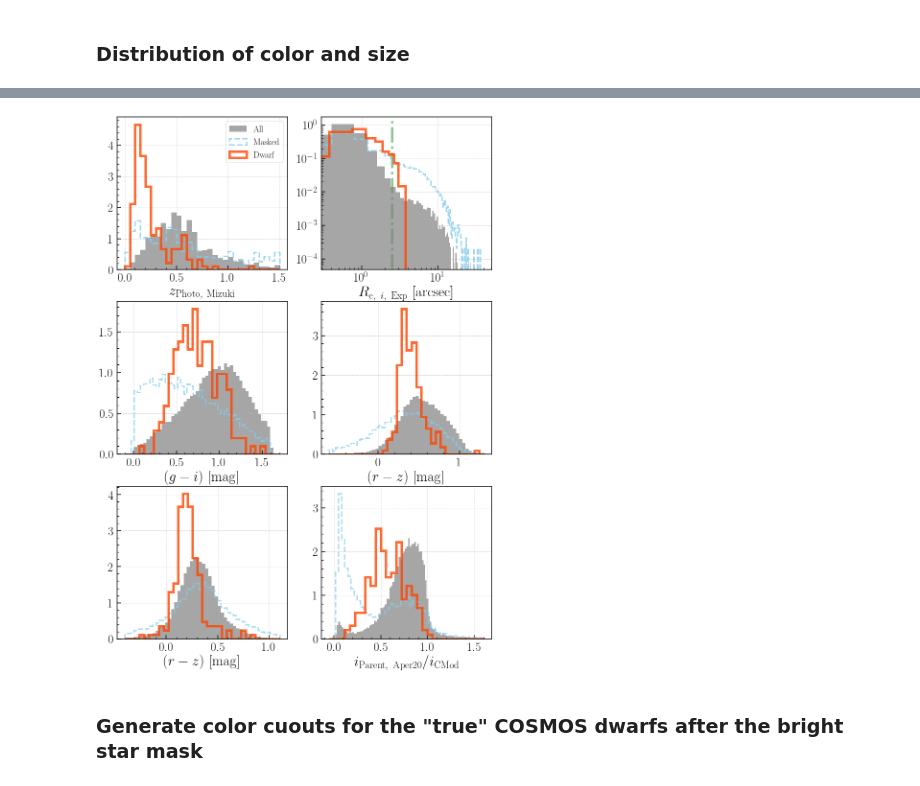
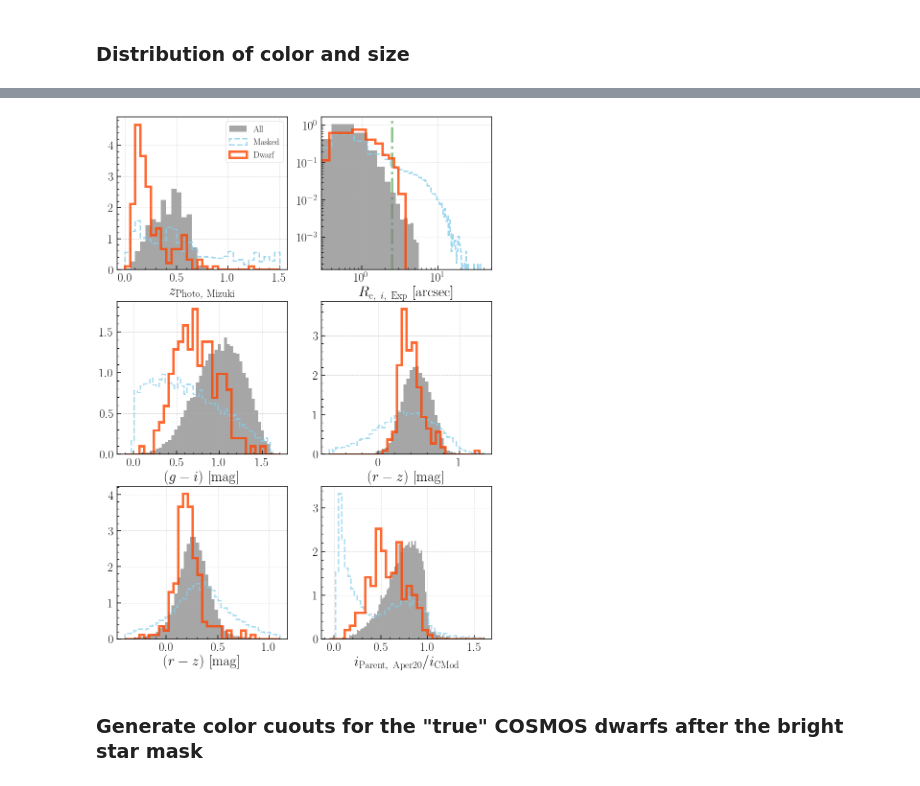
Before and after one commit to MerianSurvey/caterpillar, a Jupyter notebook: notebook/sandbox/pdr2_wide_cosmos_broad_cut.ipynb, the cells around one changed output, grey strips where cells are left out. Saved outputs shown, nothing was run; the diff lists cells and outputs as text; code cells hidden in the pictures.

```diff
--- a/notebook/sandbox/pdr2_wide_cosmos_broad_cut.ipynb
+++ b/notebook/sandbox/pdr2_wide_cosmos_broad_cut.ipynb
@@ -140,3 +162,31 @@ pdr2_cos_bsm.colnames
+# %%
+frac_mask = (
+    (pdr2_cos_bsm['i_undeblended_convolvedflux_2_15_flux'] / pdr2_cos_bsm['i_cmodel_flux'] <= 1.0) &
+    (pdr2_cos_bsm['i_psf_flux'] / pdr2_cos_bsm['i_cmodel_flux'] <= 0.90) &
+    (pdr2_cos_bsm['i_undeblended_convolvedflux_2_15_flux'] / pdr2_cos_bsm['i_cmodel_flux'] >= 0.13 * pdr2_cos_bsm['i_cmodel_mag'] - 2.65)
+)
+# %%
+rz_aper_cos = (-2.5 * np.log10(pdr2_cos_bsm['r_undeblended_convolvedflux_3_20_flux'] /
+                               pdr2_cos_bsm['z_undeblended_convolvedflux_3_20_flux']))
+gi_aper_cos = (-2.5 * np.log10(pdr2_cos_bsm['g_undeblended_convolvedflux_3_20_flux'] /
+                               pdr2_cos_bsm['i_undeblended_convolvedflux_3_20_flux']))
+gr_aper_cos = (-2.5 * np.log10(pdr2_cos_bsm['g_undeblended_convolvedflux_3_20_flux'] /
+                               pdr2_cos_bsm['r_undeblended_convolvedflux_3_20_flux']))
+iy_aper_cos = (-2.5 * np.log10(pdr2_cos_bsm['i_undeblended_convolvedflux_3_20_flux'] /
+                               pdr2_cos_bsm['y_undeblended_convolvedflux_3_20_flux']))
+
+aper_color_mask = (
+    (rz_aper_cos <= 0.75) & (rz_aper_cos >= 0.0) &
+    (rz_aper_cos >= 0.13 * pdr2_cos_bsm['i_cmodel_mag'] - 2.8) &
+    (gi_aper_cos <= 1.5) & (gi_aper_cos >= 0.0) &
+    (gi_aper_cos >= 0.25 * pdr2_cos_bsm['i_cmodel_mag'] - 5.4) &
+    (rz_aper_cos <= 0.63 * gr_aper_cos + 0.25) &
+    (iy_aper_cos <= 0.35 * gi_aper_cos + 0.12) &
+    (iy_aper_cos >= -0.15)
+)
+# %%
+mask = size_mask & aper_mask & frac_mask & aper_color_mask
+#mask = aper_mask
 # %% [markdown]
 ### Distribution of color and size
 # %%
@@ -339,7 +430,7 @@ plt.subplots_adjust(hspace=0.21)
 
 # Photo-z
 ax1 = axs[0, 0]
-_ = ax1.hist(pdr2_cos_bsm['photoz_best'], range=(0, 1.5), bins=30, histtype='stepfilled',
+_ = ax1.hist(pdr2_cos_bsm['photoz_best'][mask], range=(0, 1.5), bins=30, histtype='stepfilled',
              color='grey', linewidth=1, alpha=0.7, label=r'$\rm All$', density=True)
 
 _ = ax1.hist(pdr2_cos_msk['photoz_best'], range=(0, 1.5), bins=30, histtype='step',
@@ -358,7 +449,7 @@ _ = ax1.set_xlabel(r'$z_{\rm Photo,\ Mizuki}$', fontsize=30)
 ax2 = axs[0, 1]
 ax2.loglog()
 
-_ = ax2.hist(pdr2_cos_bsm['i_cmodel_exp_ellipse_r'], range=(0, 40), bins=100, histtype='stepfilled',
+_ = ax2.hist(pdr2_cos_bsm['i_cmodel_exp_ellipse_r'][mask], range=(0, 40), bins=100, histtype='stepfilled',
              color='grey', linewidth=1, alpha=0.7, label=r'$\rm All$', density=True)
 
 _ = ax2.hist(pdr2_cos_msk['i_cmodel_exp_ellipse_r'], range=(0, 40), bins=100, histtype='step',
@@ -374,7 +465,7 @@ _ = ax2.axvline(2.5, linestyle='-.', c='forestgreen', linewidth=5, alpha=0.5, zo
 # CModel (g-i) color
 ax3 = axs[1, 0]
 
-_ = ax3.hist(pdr2_cos_bsm['g_cmodel_mag'] - pdr2_cos_bsm['i_cmodel_mag'],
+_ = ax3.hist(pdr2_cos_bsm['g_cmodel_mag'][mask] - pdr2_cos_bsm['i_cmodel_mag'][mask],
              range=(-0.1, 1.7), bins=50, histtype='stepfilled',
              color='grey', linewidth=1, alpha=0.7, label=r'$\rm All$', density=True)
 
@@ -391,7 +482,7 @@ _ = ax3.set_xlabel(r'$(g-i)\ [\rm mag]$', fontsize=30)
 # CModel (r-z) color
 ax4 = axs[1, 1]
 
-_ = ax4.hist(pdr2_cos_bsm['r_cmodel_mag'] - pdr2_cos_bsm['z_cmodel_mag'],
+_ = ax4.hist(pdr2_cos_bsm['r_cmodel_mag'][mask] - pdr2_cos_bsm['z_cmodel_mag'][mask],
              range=(-0.6, 1.3), bins=50, histtype='stepfilled',
              color='grey', linewidth=1, alpha=0.7, label=r'$\rm All$', density=True)
 
@@ -408,40 +499,40 @@ _ = ax4.set_xlabel(r'$(r-z)\ [\rm mag]$', fontsize=30)
 # CModel (i-y) color
 ax5 = axs[2, 0]
 
-_ = ax5.hist(pdr2_cos_bsm['i_cmodel_mag'] - pdr2_cos_bsm['y_cmodel_mag'],
+_ = ax5.hist(pdr2_cos_bsm['i_cmodel_mag'][mask] - pdr2_cos_bsm['y_cmodel_mag'][mask],
              range=(-0.4, 1.1), bins=50, histtype='stepfilled',
              color='grey', linewidth=1, alpha=0.7, label=r'$\rm All$', density=True)
 
 _ = ax5.hist(pdr2_cos_msk['i_cmodel_mag'] - pdr2_cos_msk['y_cmodel_mag'],
              range=(-0.4, 1.1), bins=50, histtype='step',
              color='skyblue', linewidth=3, linestyle='--', alpha=0.7, label=r'$\rm All$', density=True)
 
 _ = ax5.hist(pdr2_match_bsm['i_cmodel_mag'] - pdr2_match_bsm['y_cmodel_mag'],
              range=(-0.4, 1.1), bins=32, histtype='step',
              color='orangered', linewidth=5, linestyle='-', alpha=0.8, label=r'$\rm Dwarf$', density=True)
 
 _ = ax5.set_xlabel(r'$(r-z)\ [\rm mag]$', fontsize=30)
 
 
 # Ratio between aperture and CModel flux
 ax6 = axs[2, 1]
 #ax6.loglog()
 
-_ = ax6.hist(pdr2_cos_bsm['i_undeblended_convolvedflux_3_20_flux'] / pdr2_cos_bsm['i_cmodel_flux'],
+_ = ax6.hist(pdr2_cos_bsm['i_undeblended_convolvedflux_3_20_flux'][mask] / pdr2_cos_bsm['i_cmodel_flux'][mask],
              range=(-0.05, 1.6), bins=100, histtype='stepfilled',
              color='grey', linewidth=1, alpha=0.7, label=r'$\rm All$', density=True)
 
 _ = ax6.hist(pdr2_cos_msk['i_undeblended_convolvedflux_3_20_flux'] / pdr2_cos_msk['i_cmodel_flux'],
              range=(-0.05, 1.6), bins=50, histtype='step',
              color='skyblue', linewidth=3, linestyle='--', alpha=0.7, label=r'$\rm All$', density=True)
 
 _ = ax6.hist(pdr2_match_bsm['i_undeblended_convolvedflux_3_20_flux'] / pdr2_match_bsm['i_cmodel_flux'],
              range=(-0.05, 1.6), bins=30, histtype='step',
              color='orangered', linewidth=5, linestyle='-', alpha=0.8, label=r'$\rm Dwarf$', density=True)
 
 _ = ax6.set_xlabel(r'$i_{\rm Parent,\ Aper20}/i_{\rm CMod}$', fontsize=30)
 # %% [output]
-[figure, old version]
+[figure, new version]
 # %% [markdown]
 ### Generate color cuouts for the "true" COSMOS dwarfs after the bright star mask
 # %%
```
Also changed, not shown: parts of 6 cells of this notebook.
